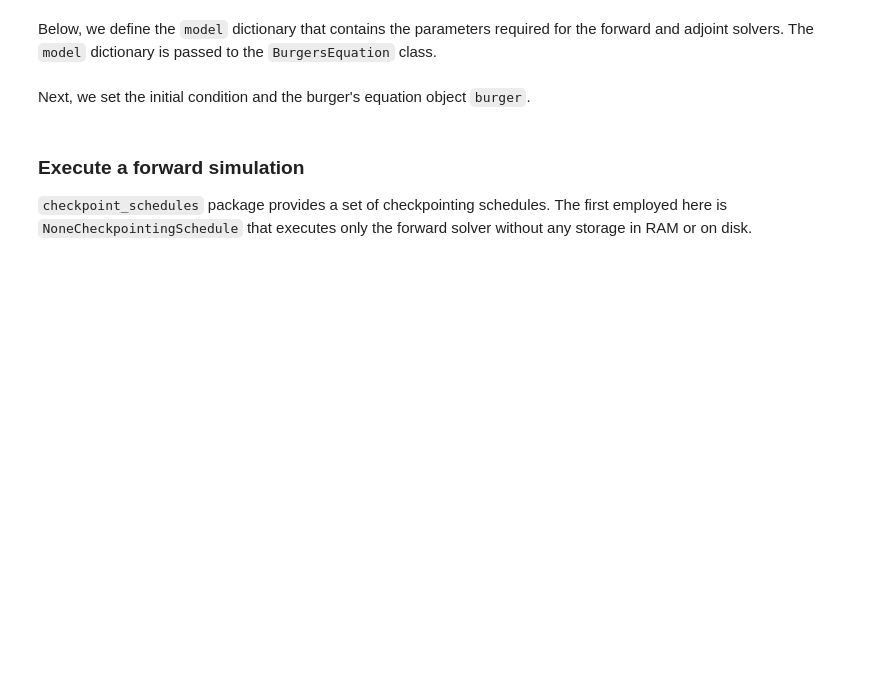
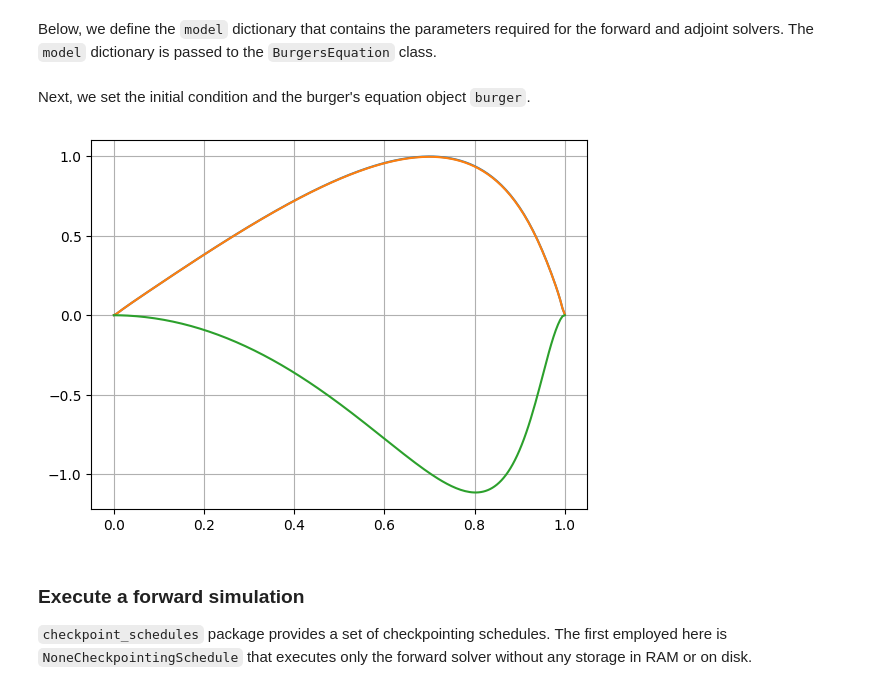
Before and after one commit to firedrakeproject/checkpoint_schedules, a Jupyter notebook: docs/notebooks/burger.ipynb, the cells around one changed output. Saved outputs shown, nothing was run; the diff lists cells and outputs as text; code cells hidden in the pictures; blank space fills up the shorter version.

```diff
--- a/docs/notebooks/burger.ipynb
+++ b/docs/notebooks/burger.ipynb
@@ -383,11 +442,11 @@ class BurgersEquation:
 Below, we define the `model` dictionary that contains the parameters required for the forward and adjoint solvers. The `model` dictionary is passed to the `BurgersEquation` class.
 # %%
 model = {"lx": 1,   # lenght domain
-         "nx": 100, # number of nodes
-         "dt": 0.01, # time step
-         "T": 1, # final time
-         "nu": 0.01, # viscosity
-         "max_n": 10, # total steps
+         "nx": 200, # number of nodes
+         "dt": 0.001, # time step
+         "T": 2, # final time
+         "nu": 0.001, # viscosity
+         "max_n": 200, # total steps
          "chk_ram": 10, # number of checkpoints in RAM
          "chk_disk": 0, # number of checkpoints on disk
         }
@@ -400,3 +455,35 @@ burger = BurgersEquation(model, u0) # create the burger's equation object
+# %%
+x = np.linspace(0, model["lx"], model["nx"]) # create the spatial grid
+u0 = np.sin(np.pi*x) # initial condition
+burger = BurgersEquation(model, u0) # create the burger's equation object
+burger.forward(0, model["max_n"]) # solve the forward equation
+import matplotlib.pyplot as plt
+E = kinetic_energy(burger.forward_final_solution) # compute the kinetic energy
+
+u0 = 1.001*np.sin(np.pi*x) # initial condition
+
+burger = BurgersEquation(model, u0) # create the burger's equation object
+burger.forward(0, model["max_n"]) # solve the forward equation
+u_p = burger.forward_final_solution
+E1 = kinetic_energy(u_p) # compute the kinetic energy
+
+u00 = 0.999*np.sin(np.pi*x) # initial condition
+
+burger = BurgersEquation(model, u00) # create the burger's equation object
+burger.forward(0, model["max_n"]) # solve the forward equation
+u_m = burger.forward_final_solution
+
+plt.show()
+E2 = kinetic_energy(u_m) # compute the kinetic energy
+du0 = 0.001
+dEdu0 = central_finite_difference(E1, E2, du0) # compute the gradient
+plt.plot(x, u_p)
+plt.plot(x, u_m)
+plt.plot(x, dEdu0)
+plt.grid()
+plt.show()
+# %% [output]
+[figure, added]
 # %% [markdown]
 ### Execute a forward simulation
 `checkpoint_schedules` package provides a set of checkpointing schedules. The first employed here is `NoneCheckpointingSchedule` that executes only the forward solver without any storage in RAM or on disk.
```
Also changed, not shown: parts of 16 cells of this notebook.
